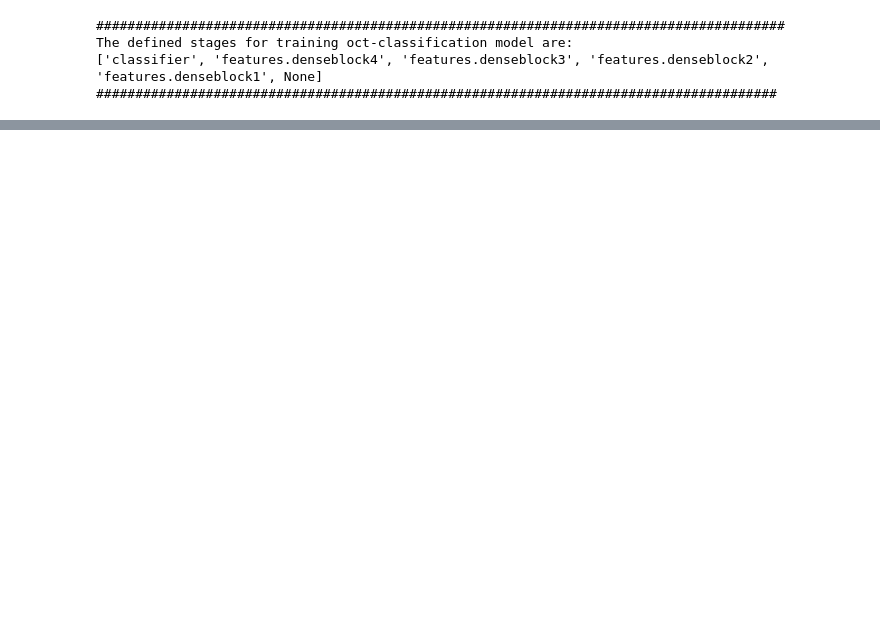
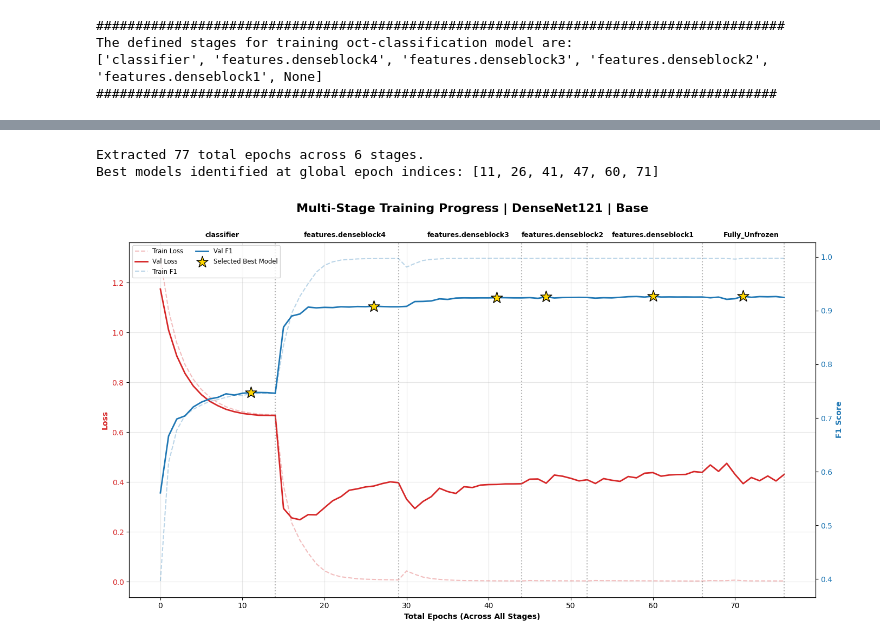
Before and after one commit to ManosGitProject/oct_retinal_classification_hackathon_v1, a Jupyter notebook: 02c_Train_DenseNet121_Base.ipynb, the cells around one changed output, grey strips where cells are left out. Saved outputs shown, nothing was run; the diff lists cells and outputs as text; code cells hidden in the pictures; blank space fills up the shorter version.

```diff
--- a/02c_Train_DenseNet121_Base.ipynb
+++ b/02c_Train_DenseNet121_Base.ipynb
@@ -64,7 +82,7 @@ env = input("Please tell me if you are running code on Kaggle, colab or Local? (
 model_name="densenet"
 prev_stage=None
 
-path_final_models, path_hackathon_checkpoints, path_plots, path_oct_models = utils.create_paths(model_name, augmented=False, env=env)
+path_final_models , path_hackathon_checkpoints, path_plots, path_oct_models = utils.create_paths(model_name=model_name, augmented=False, env=env)
 # %% [output]
 ####################################################################################
 Hello!!! Thank you for using OCT Classification.
@@ -118,4 +144,20 @@ Test folder contents: ['CNV', 'DME', 'DRUSEN', 'NORMAL']
 ####################################################################
+# %%
+import shutil
+import os
+
+# Define the High-Speed Path
+KAGGE_CACHE = DATA_PATH
+RAM_DISK_PATH = '/dev/shm/oct2017'
+
+# Move it to RAM
+if not os.path.exists(RAM_DISK_PATH):
+    print("Moving dataset to RAM disk for maximum speed...")
+    shutil.copytree(KAGGE_CACHE, RAM_DISK_PATH)
+    print("Done!")
+
+# Update DATA_PATH variable
+DATA_PATH = RAM_DISK_PATH
 # %%
 # Create separate DataFrames
 train_df = utils.create_dataframe("train", DATA_PATH)
@@ -354,8 +409,7 @@ for stage in tqdm(stages, desc='Stage', unit='stage', position=0, leave=True):
     (model, optimizer, scheduler, start_epoch,
      train_epoch_losses, train_epoch_f1s,
      val_epoch_losses, val_epoch_f1s,
-     num_epochs_checkpoint, data_fraction_checkpoint) = utils.load_latest_checkpoint(model, optimizer, scheduler, stage,
-                                                                                      path=path_hackathon_checkpoints, device=device)
+     num_epochs_checkpoint, data_fraction_checkpoint) = utils.load_latest_checkpoint(model, optimizer, scheduler, stage, path=path_hackathon_checkpoints)
 
     if start_epoch == 0 and prev_stage is not None:
         current_prev_best_path = os.path.join(path_oct_models, f"densenet_{prev_stage}_best.pth")
@@ -412,6 +466,8 @@ for stage in tqdm(stages, desc='Stage', unit='stage', position=0, leave=True):
         if early_stopping.early_stop:
             model.load_state_dict(early_stopping.best_state)
             best_model = copy.deepcopy(model)
+            print(f"\n[EARLY STOP] Loading and saving best model from earlier epoch.")
+            print(f"Best Stats: Val F1: {early_stopping.best_score:.4f} | Val Loss: {early_stopping.best_loss:.4f}")
             utils.save_best_model(best_model, "densenet", stage, path_to_models=path_oct_models)
             print("!" * 40)
             print(f"Stopping early at epoch {epoch + 1}")
@@ -421,6 +477,8 @@ for stage in tqdm(stages, desc='Stage', unit='stage', position=0, leave=True):
     if not early_stopping.early_stop:
         model.load_state_dict(early_stopping.best_state)
         best_model = copy.deepcopy(model)
+        print(f"\n[TRAINING COMPLETE] Saving final best model.")
+        print(f"Best Stats: Val F1: {early_stopping.best_score:.4f} | Val Loss: {early_stopping.best_loss:.4f}")
         utils.save_best_model(best_model, "densenet", stage, path_to_models=path_oct_models)
 
     # Plot curves using accumulated metrics (including resumed epochs)
@@ -445,21 +593,25 @@ print("#" * 129)
 # %%
 # Extract all the data from checkpoints
-metrics_dict = utils.extract_all_metrics(stages, path_hackathon_checkpoints, "DenseNet121")
+metrics_dict = utils.extract_all_metrics(stages, path_hackathon_checkpoints)
 
 # Check if data exists
 if not metrics_dict['val_loss']:
     print("No metrics found. Check your stage names and checkpoint path.")
 else:
     total_epochs = len(metrics_dict['val_loss'])
     print(f"Extracted {total_epochs} total epochs across {len(stages)} stages.")
     print(f"Best models identified at global epoch indices: {metrics_dict['best_indices']}")
 
     # Generate the visualization once for inspection
     utils.plot_multi_stage_metrics(
         metrics=metrics_dict,
         stages=stages,
         model_name='DenseNet121',
         is_augmented=False
     )
 plt.show()
+# %% [output]
+Extracted 77 total epochs across 6 stages.
+Best models identified at global epoch indices: [11, 26, 41, 47, 60, 71]
+[figure, added]
 # %%
```
Also changed, not shown: parts of 13 cells of this notebook.
